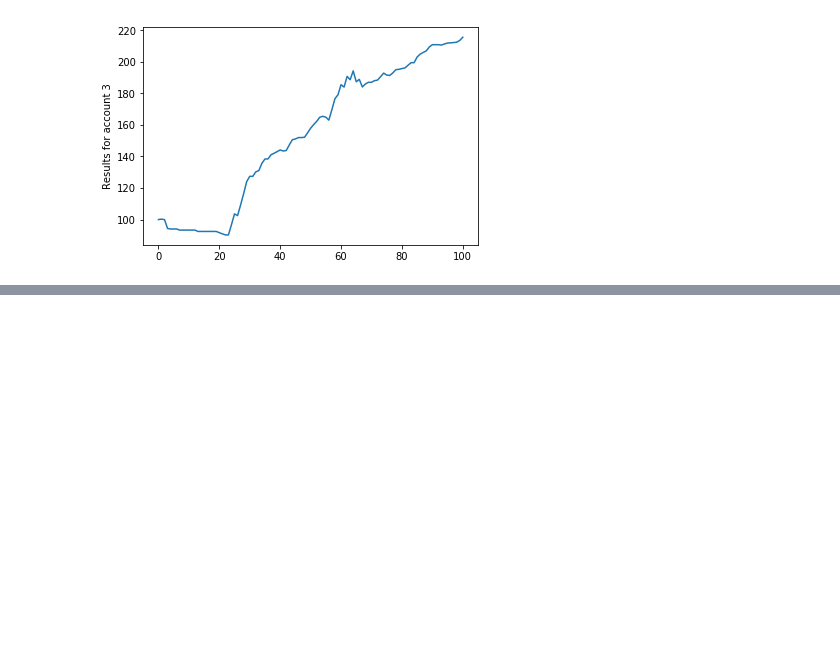
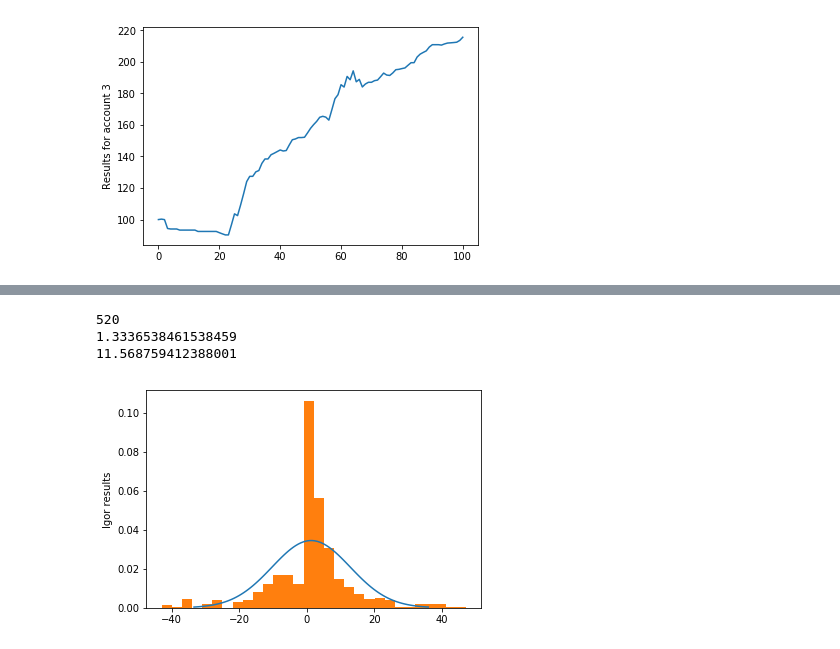
Before and after one commit to PanPip/WNE_UW_IiE, a Jupyter notebook: Misc/Forex_pips_output.ipynb, the cells around one changed output, grey strips where cells are left out. Cells and saved outputs as stored; diff of their text form; code cells hidden in the pictures; blank space fills up the shorter version.

```diff
--- a/Misc/Forex_pips_output.ipynb
+++ b/Misc/Forex_pips_output.ipynb
@@ -103,0 +98,36 @@ plt.show()
+# %%
+#Building  histogram of returns for the last periods
+
+#Deleting zeros from the data not to have large values at zero
+
+trades1 = list(filter(lambda a: a != 0.0, trades1))
+trades2 = list(filter(lambda a: a != 0.0, trades2))
+# %%
+#Removing the values out from three sigma
+
+mean = np.mean(trades1)
+std = np.std(trades1)
+trades1 = list(filter(lambda a: ((a -mean)> - std*3) and ((a - mean)< std*3), trades1))
+mean = np.mean(trades2)
+std = np.std(trades2)
+trades2 = list(filter(lambda a: ((a -mean)> - std*3) and ((a - mean)< std*3), trades2))
+# %%
+#Plot1
+
+%matplotlib inline
+mean = np.mean(trades1)
+std = np.std(trades1)
+x = np.linspace(mean - 3*std, mean + 3*std, 100)
+pdf = stats.norm.pdf(x, mean, std)
+plt.plot(x, pdf, label = "Overlayed normal")
+plt.hist(trades1, normed=True, bins=30)
+plt.ylabel('Igor results');
+
+print(len(trades1))
+print(mean)
+print(std)
+# %% [output]
+520
+1.3336538461538459
+11.568759412388001
+[figure, added]
```
Also changed, not shown: parts of 8 cells of this notebook.
